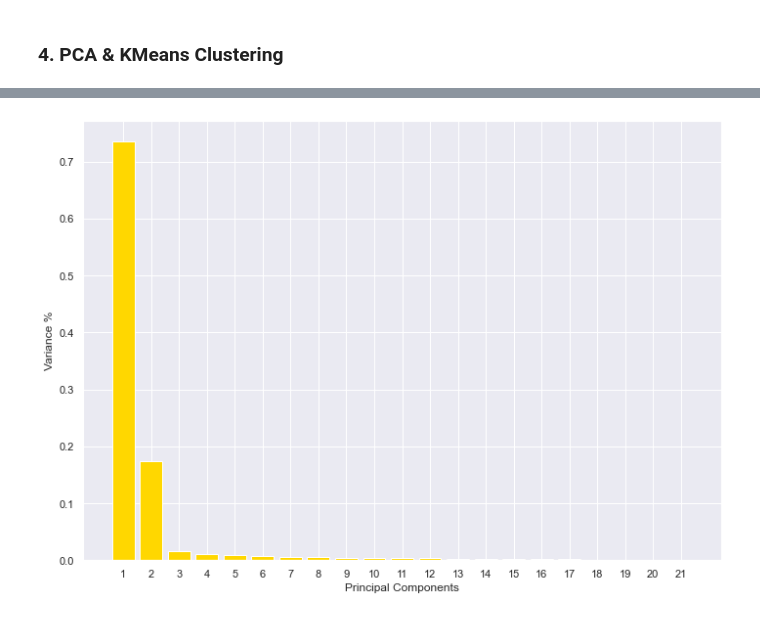
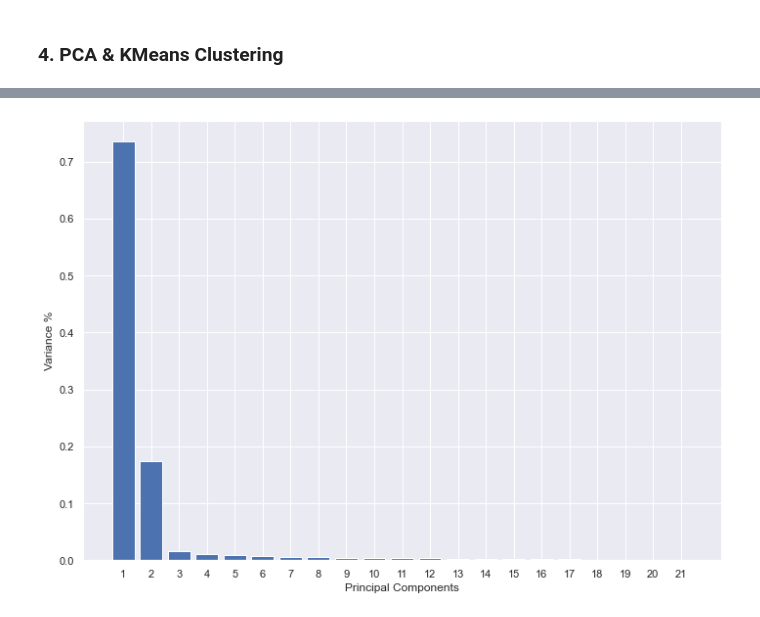
Before and after one commit to minhui-ma/Occupation-Salary-and-Likelihood-of-Automation, a Jupyter notebook: Occupation_Salary_Automation.ipynb, the cells around one changed output, grey strips where cells are left out. Saved outputs shown, nothing was run; the diff lists cells and outputs as text; code cells hidden in the pictures.

```diff
--- a/Occupation_Salary_Automation.ipynb
+++ b/Occupation_Salary_Automation.ipynb
@@ -439,12 +451,12 @@ principalComponents = pca.fit_transform(std_occupation)
 # %%
 # Plotting the variances for each PC
 PC = range(1, pca.n_components_+1)
-plt.bar(PC, pca.explained_variance_ratio_, color='gold')
+plt.bar(PC, pca.explained_variance_ratio_)
 plt.xlabel('Principal Components')
 plt.ylabel('Variance %')
 plt.xticks(PC)
 
 # Putting components in a dataframe for later
 PCA_components = pd.DataFrame(principalComponents)
 # %% [output]
-[figure, old version]
+[figure, new version]
```
Also changed, not shown: parts of 10 cells of this notebook.
